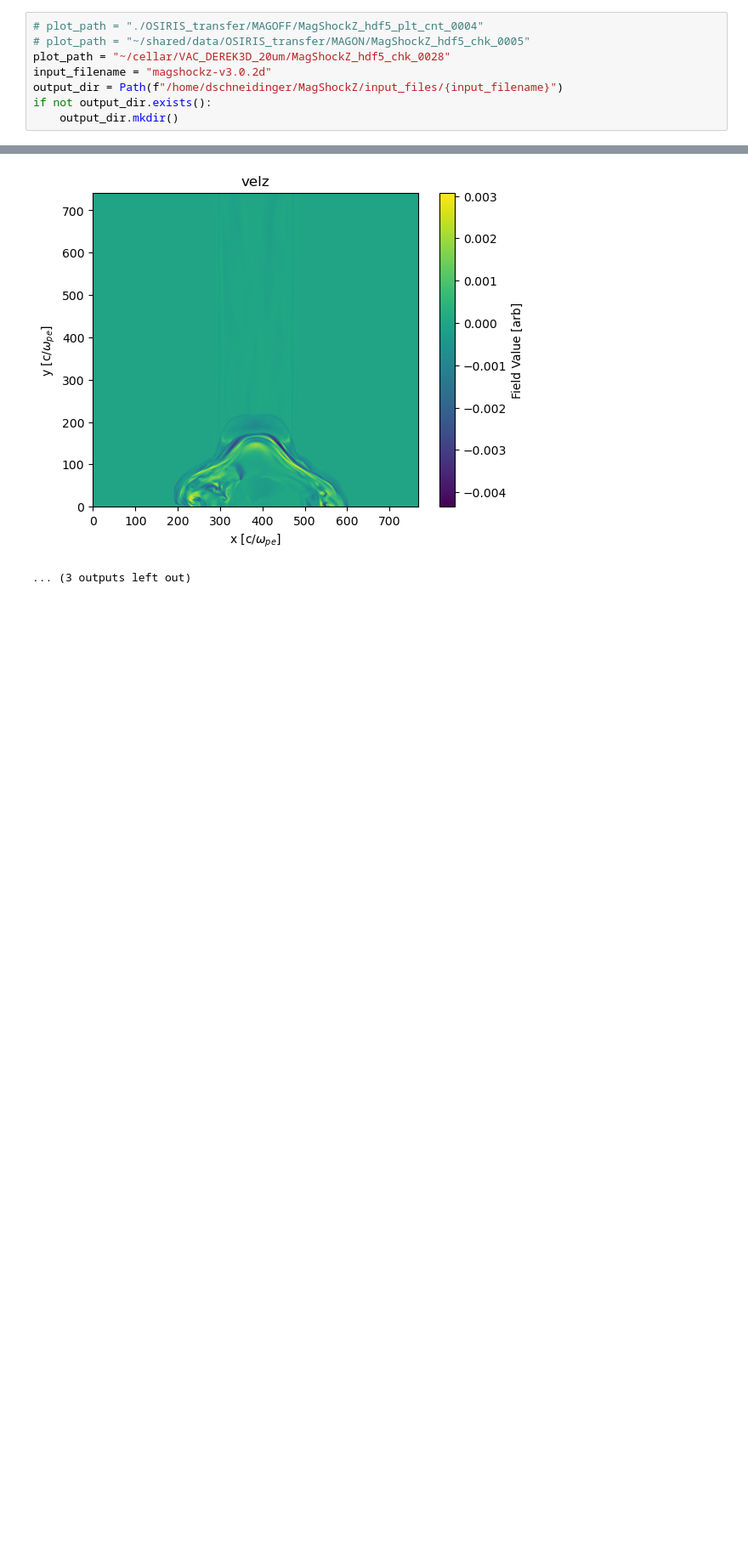
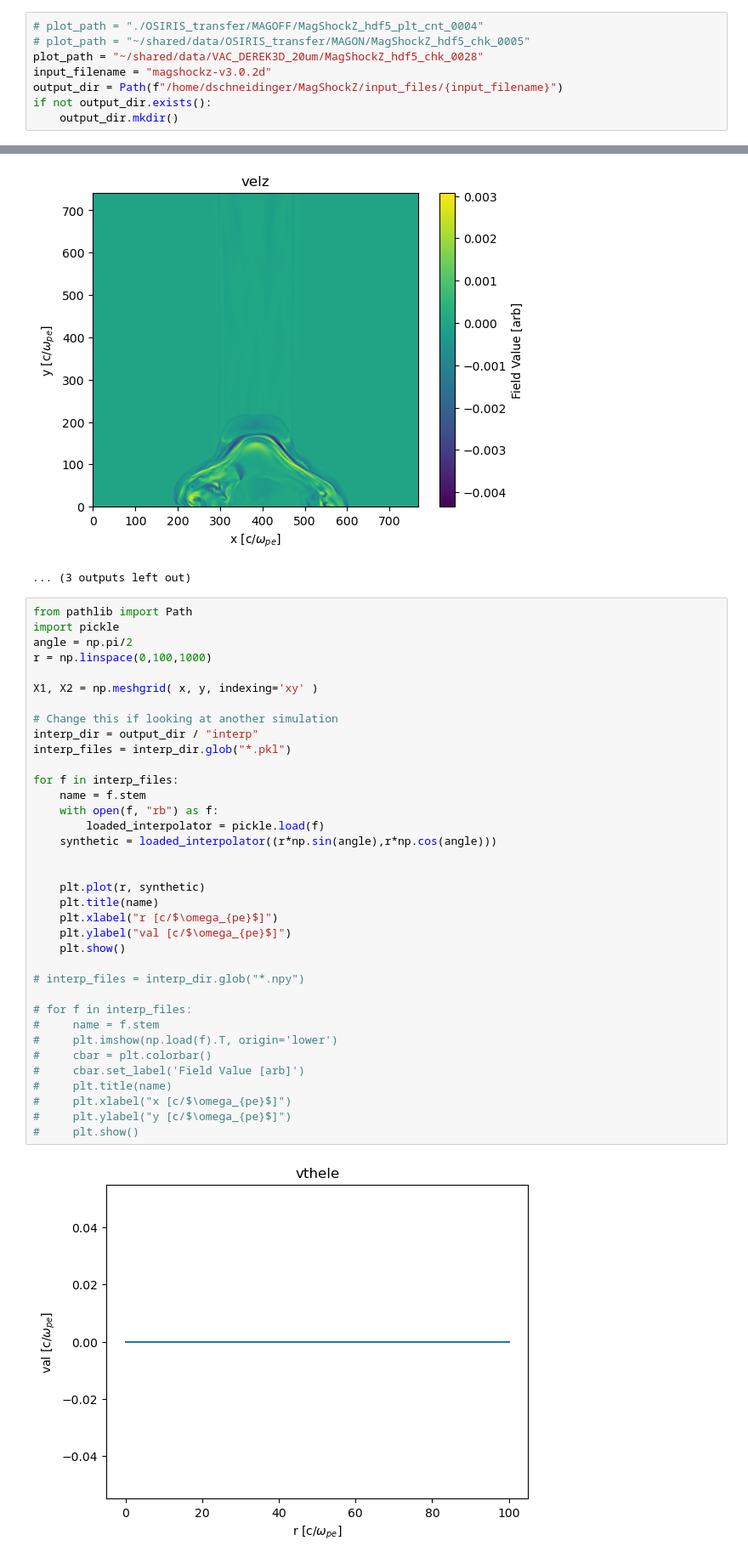
Before and after one commit to Schaeffer-Lab/MagShockZ, a Jupyter notebook: python-fortran_interface/write-FLASH-fields.ipynb, the cells around one changed output, grey strips where cells are left out. Shown at 85% size. Drawn from its saved outputs; the diff is of its cells as text; blank space fills up the shorter version.

```diff
--- a/python-fortran_interface/write-FLASH-fields.ipynb
+++ b/python-fortran_interface/write-FLASH-fields.ipynb
@@ -15,7 +15,7 @@ from pathlib import Path
 # %%
 # plot_path = "./OSIRIS_transfer/MAGOFF/MagShockZ_hdf5_plt_cnt_0004"
 # plot_path = "~/shared/data/OSIRIS_transfer/MAGON/MagShockZ_hdf5_chk_0005"
-plot_path = "~/cellar/VAC_DEREK3D_20um/MagShockZ_hdf5_chk_0028"
+plot_path = "~/shared/data/VAC_DEREK3D_20um/MagShockZ_hdf5_chk_0028"
 input_filename = "magshockz-v3.0.2d"
 output_dir = Path(f"/home/dschneidinger/MagShockZ/input_files/{input_filename}")
 if not output_dir.exists():
@@ -286,3 +286,41 @@ for f in interp_files:
 [figure]
 [figure]
 ... (3 outputs left out)
+# %%
+from pathlib import Path
+import pickle
+angle = np.pi/2
+r = np.linspace(0,100,1000)
+
+X1, X2 = np.meshgrid( x, y, indexing='xy' )
+
+# Change this if looking at another simulation
+interp_dir = output_dir / "interp"
+interp_files = interp_dir.glob("*.pkl")
+
+for f in interp_files:
+    name = f.stem
+    with open(f, "rb") as f:
+        loaded_interpolator = pickle.load(f)
+    synthetic = loaded_interpolator((r*np.sin(angle),r*np.cos(angle)))
+
+
+    plt.plot(r, synthetic)
+    plt.title(name)
+    plt.xlabel("r [c/$\omega_{pe}$]")
+    plt.ylabel("val [c/$\omega_{pe}$]")
+    plt.show()
+
+# interp_files = interp_dir.glob("*.npy")
+
+# for f in interp_files:
+#     name = f.stem
+#     plt.imshow(np.load(f).T, origin='lower')
+#     cbar = plt.colorbar()
+#     cbar.set_label('Field Value [arb]')
+#     plt.title(name)
+#     plt.xlabel("x [c/$\omega_{pe}$]")
+#     plt.ylabel("y [c/$\omega_{pe}$]")
+#     plt.show()
+# %% [output]
+[figure, added]
```
Also changed, not shown: parts of 2 cells of this notebook, 2 other files.
